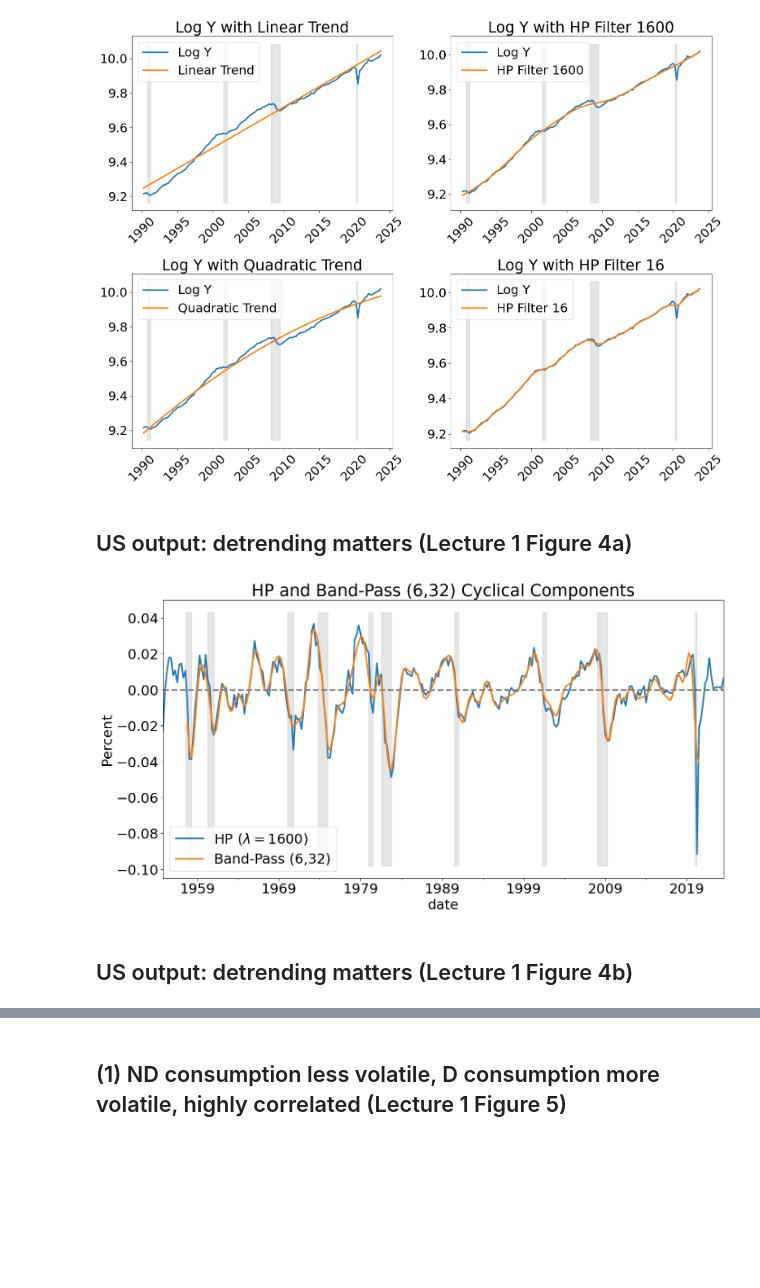
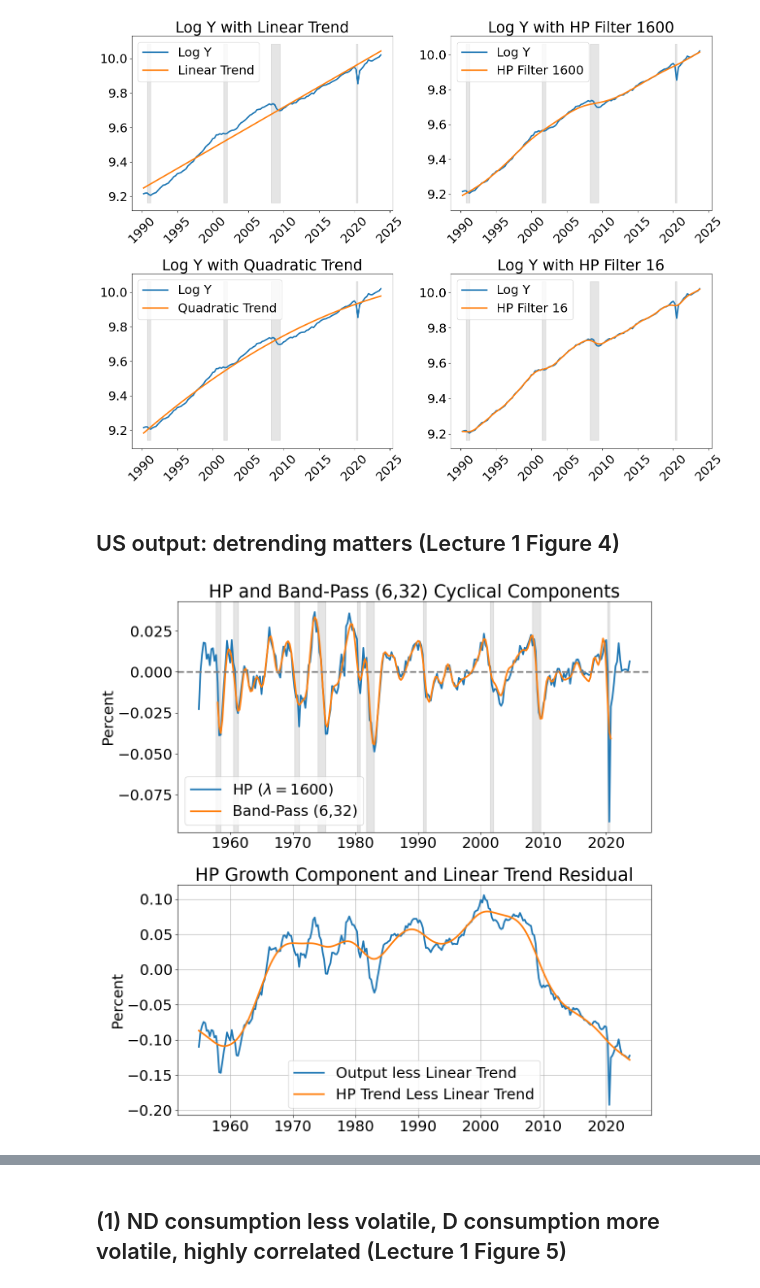
Before and after one commit to alexwellman/macrodata-wellman, a Jupyter notebook: Econ212/data_212.ipynb, the cells around one changed output, grey strips where cells are left out. Saved outputs shown, nothing was run; the diff lists cells and outputs as text; code cells hidden in the pictures; blank space fills up the shorter version.

Commit message:
Graph + organize

```diff
--- a/Econ212/data_212.ipynb
+++ b/Econ212/data_212.ipynb
@@ -227,37 +234,39 @@ plt.show()
 # %% [output]
 [figure]
 # %% [markdown]
-## US output: detrending matters (Lecture 1 Figure 4a)
+## US output: detrending matters (Lecture 1 Figure 4)
 # %%
-# Your existing code for the HP and Band-Pass filters
+# First graph data preparation
 cycle_ypop, trend_ypop = sm.tsa.filters.hpfilter(np.log(series['ypop']), lambdahp)
 cycle_ypop_bp = sm.tsa.filters.bkfilter(np.log(series['ypop']), low=6, high=32, K=12)
 
-# Plotting the HP cycle
-cycle_ypop.plot(label=r'HP ($\lambda=1600$)')
+# Second graph data preparation
+output_less_linear_trend = (np.log(series['y']) - series['ylogfit'])
+cycle_y_1600, trend_y_1600 = sm.tsa.filters.hpfilter(np.log(series['y']), lambdahp)
+hp_trend_less_linear_trend = (trend_y_1600 - series['ylogfit'])
 
-# Plotting the Band-Pass cycle
-cycle_ypop_bp.plot(label='Band-Pass (6,32)')
+# Creating subplots
+fig, axs = plt.subplots(2, 1, figsize=(12, 12))
 
-# Setting the y-axis limits, labels, and adding legend
-yl, yh = plt.ylim()
-plt.ylabel('Percent')
-plt.legend()
+# Plotting the first graph
+axs[0].plot(cycle_ypop, label=r'HP ($\lambda=1600$)')
+axs[0].plot(cycle_ypop_bp, label='Band-Pass (6,32)')
+yl, yh = axs[0].set_ylim()
+axs[0].set_ylabel('Percent')
+axs[0].legend()
+axs[0].fill_between(series.index, yl, yh, where=series['USREC'].values, color='k', alpha=0.1)
+axs[0].set_title('HP and Band-Pass (6,32) Cyclical Components')
+axs[0].axhline(y=0, color='gray', linestyle='--')
 
-# Draw shaded areas for recession
-plt.fill_between(series.index, yl, yh, where=series['USREC'].values, color='k', alpha=0.1)
+# Plotting the second graph
+axs[1].plot(series.index, output_less_linear_trend, label="Output less Linear Trend")
+axs[1].plot(series.index, hp_trend_less_linear_trend, label="HP Trend Less Linear Trend")
+axs[1].set_ylabel('Percent')
+axs[1].set_title('HP Growth Component and Linear Trend Residual')
+axs[1].legend()
+axs[1].grid(True)
 
-# Adding a title
-plt.title('HP and Band-Pass (6,32) Cyclical Components')
-
-# Drawing a horizontal line at y=0
-plt.axhline(y=0, color='gray', linestyle='--')
-
-# Uncomment the following line to save the plot
-# plt.savefig(f'Export/us_log_realgdp_cycle.pdf', format='pdf', transparent=True)
-
+plt.tight_layout()
 plt.show()
 # %% [output]
-[figure, old version]
+[figure, new version]
-# %% [markdown]
-## US output: detrending matters (Lecture 1 Figure 4b)
```
Also changed, not shown: parts of 131 cells of this notebook, 4 other files.
